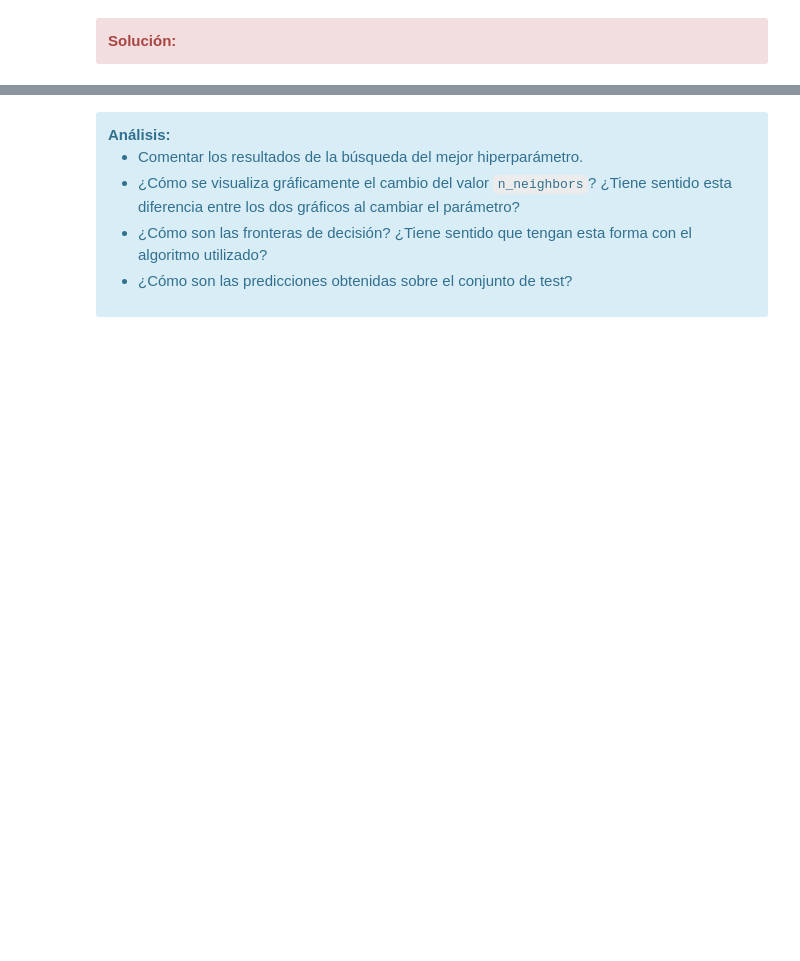
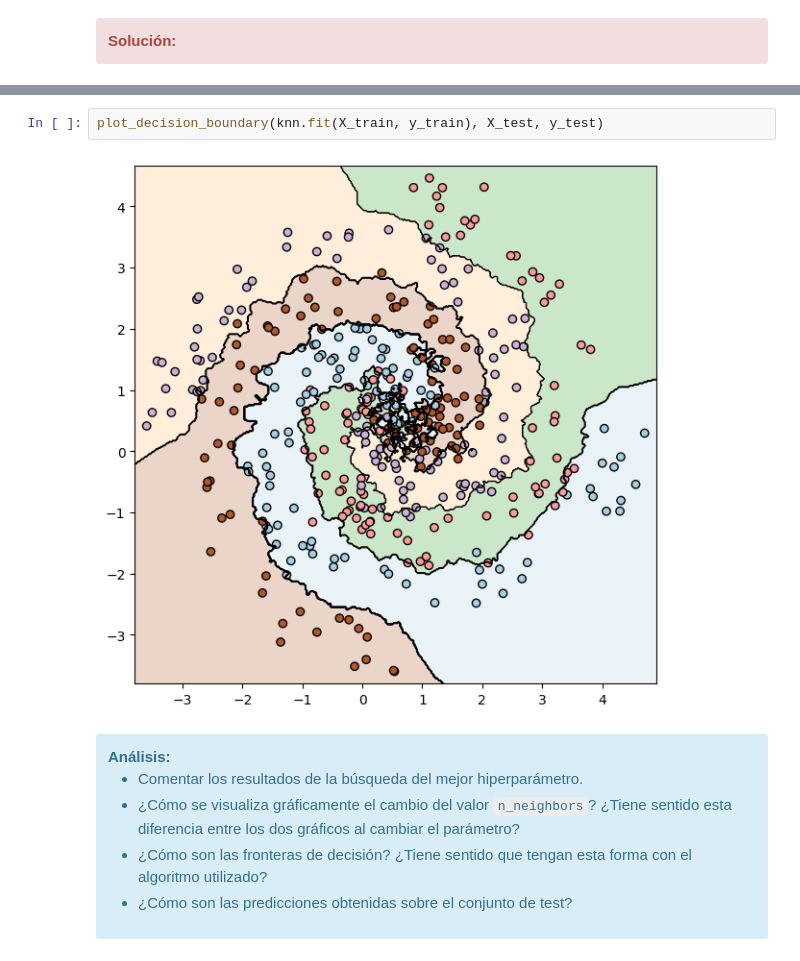
Before and after one commit to JDS1975/M-todos-supervisados, a Jupyter notebook: 20222_M2_855_PEC3_Enunciado.ipynb, the cells around one changed output, grey strips where cells are left out. Drawn from its saved outputs; the diff is of its cells as text; blank space fills up the shorter version.

```diff
--- a/20222_M2_855_PEC3_Enunciado.ipynb
+++ b/20222_M2_855_PEC3_Enunciado.ipynb
@@ -439,3 +479,7 @@ print(grid_search.best_params_)
+# %%
+plot_decision_boundary(knn.fit(X_train, y_train), X_test, y_test)
+# %% [output]
+[figure, added]
 # %% [markdown]
 <div class="alert alert-block alert-info">
 <strong>Análisis:</strong>
```
Also changed, not shown: parts of 5 cells of this notebook.
